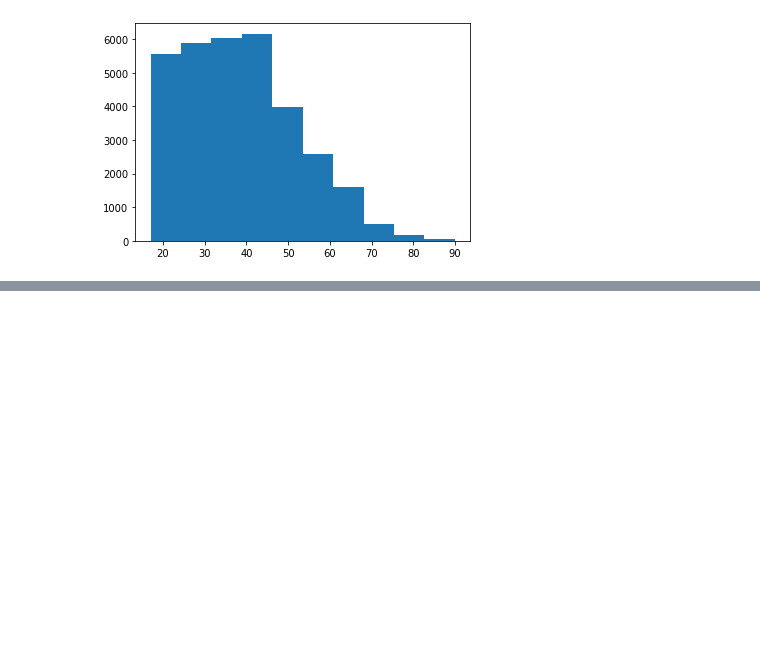
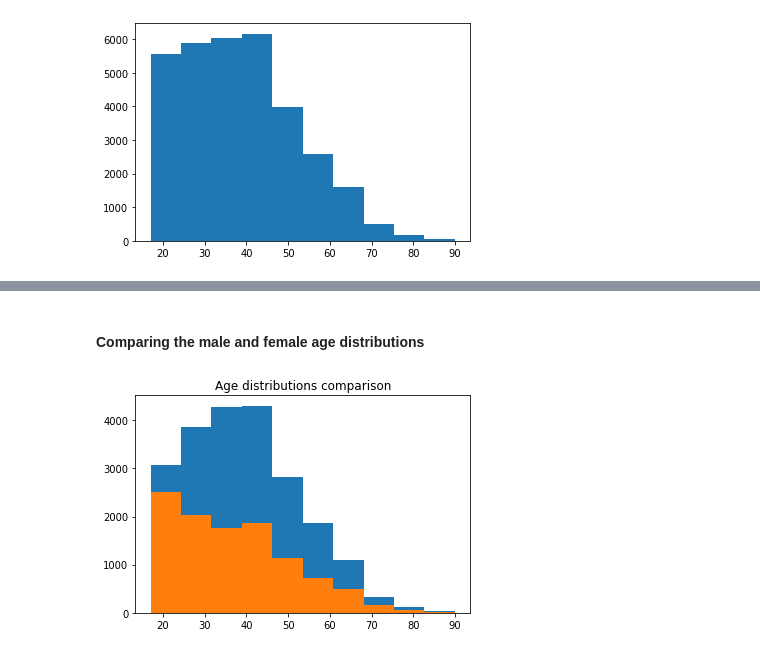
Before and after one commit to mykolkiprono/Us-adult-census, a Jupyter notebook: US Census of Adults 1994 Exploratory Data Analysis.ipynb, the cells around one changed output, grey strips where cells are left out. Saved outputs shown, nothing was run; the diff lists cells and outputs as text; code cells hidden in the pictures; blank space fills up the shorter version.

```diff
--- a/US Census of Adults 1994 Exploratory Data Analysis.ipynb
+++ b/US Census of Adults 1994 Exploratory Data Analysis.ipynb
@@ -438,0 +337,9 @@ adult_data.corr()
+# %% [markdown]
+#### Comparing the male and female age distributions
+# %%
+plt.hist(adult_data[adult_data['Gender'] == ' Male']['Age'])
+plt.hist(adult_data[adult_data['Gender'] == ' Female']['Age'])
+plt.title("Age distributions comparison")
+plt.show()
+# %% [output]
+[figure, added]
```
Also changed, not shown: parts of 48 cells of this notebook.
